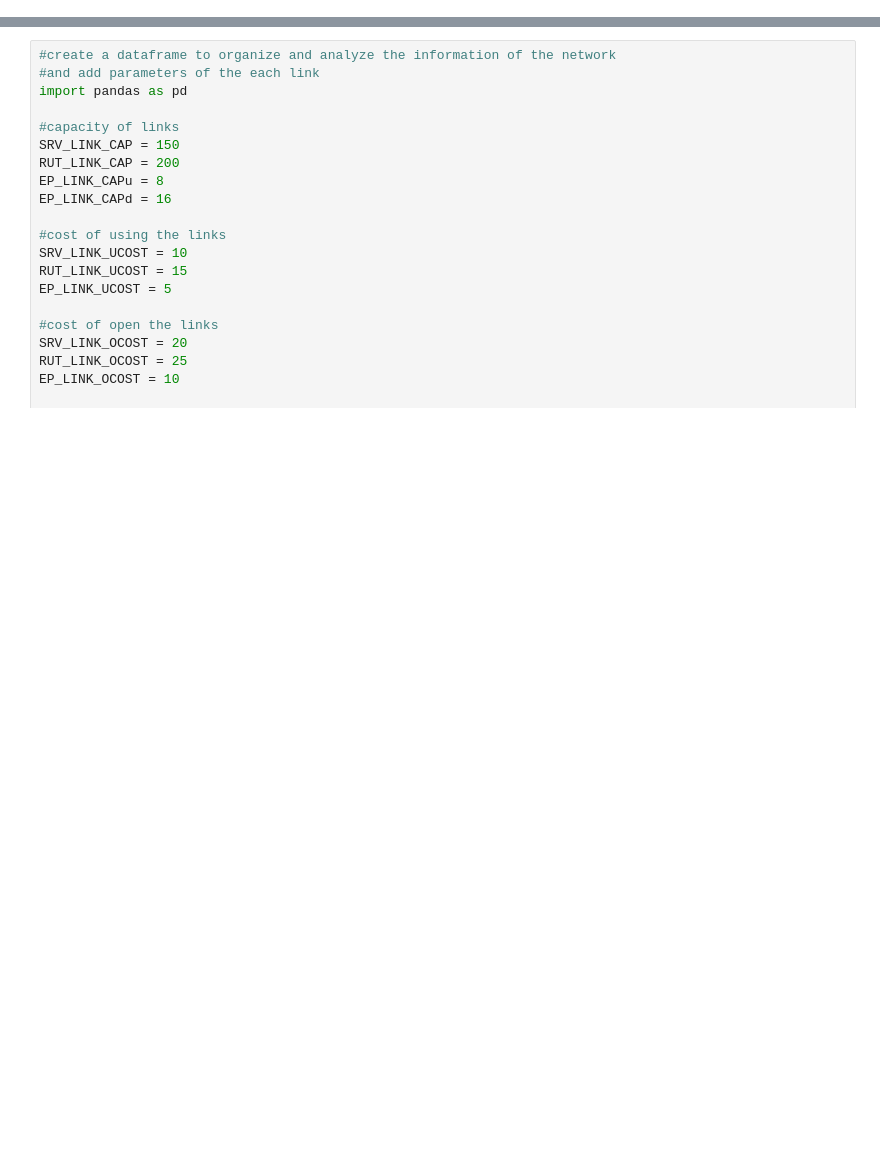
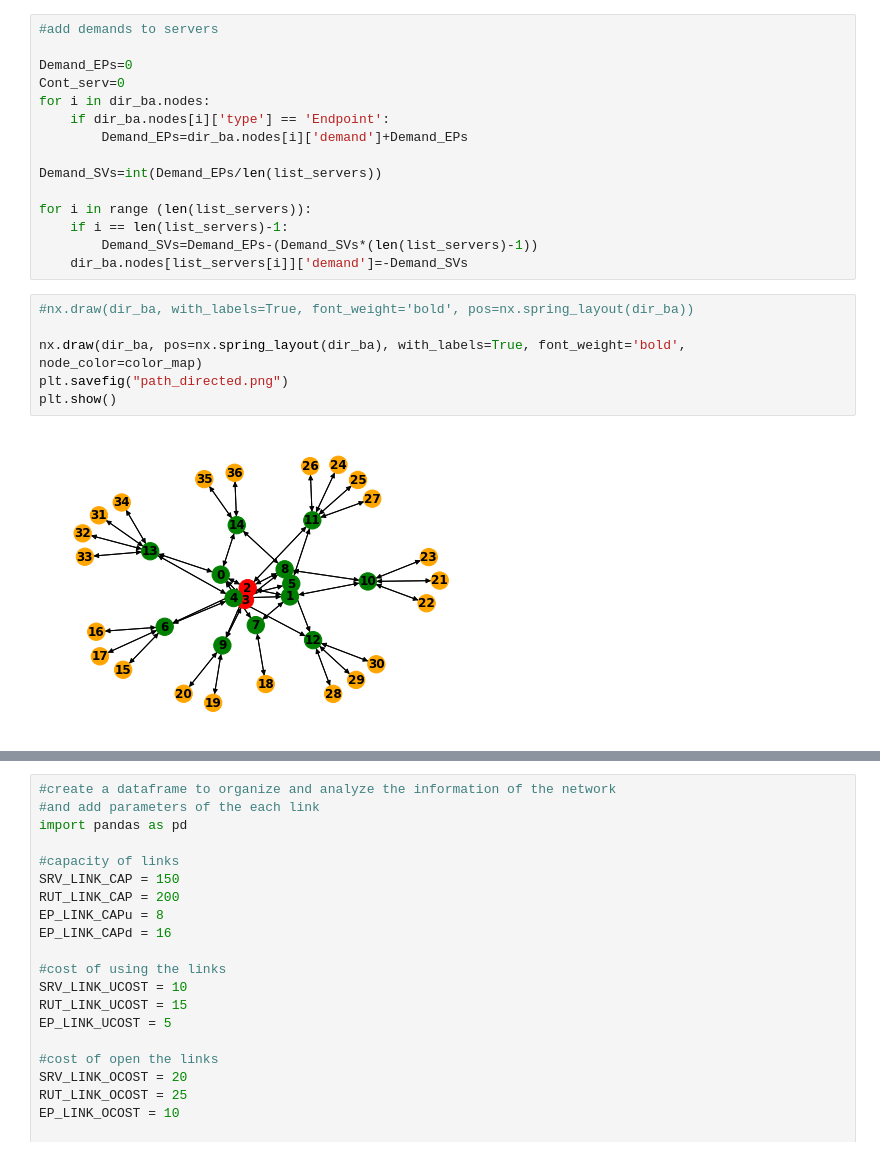
Before and after one commit to ingertb/Dual-Homing-Optimization, a Jupyter notebook: Dn_projekt.ipynb, the cells around one changed output, grey strips where cells are left out. Saved outputs shown, nothing was run; the diff lists cells and outputs as text; blank space fills up the shorter version.

```diff
--- a/Dn_projekt.ipynb
+++ b/Dn_projekt.ipynb
@@ -7,0 +136,23 @@ ba = nx.barabasi_albert_graph(n_nodes, 1)
+# %%
+#add demands to servers
+
+Demand_EPs=0
+Cont_serv=0
+for i in dir_ba.nodes:
+    if dir_ba.nodes[i]['type'] == 'Endpoint':
+        Demand_EPs=dir_ba.nodes[i]['demand']+Demand_EPs
+
+Demand_SVs=int(Demand_EPs/len(list_servers))
+
+for i in range (len(list_servers)):
+    if i == len(list_servers)-1:
+        Demand_SVs=Demand_EPs-(Demand_SVs*(len(list_servers)-1))
+    dir_ba.nodes[list_servers[i]]['demand']=-Demand_SVs
+# %%
+#nx.draw(dir_ba, with_labels=True, font_weight='bold', pos=nx.spring_layout(dir_ba))
+
+nx.draw(dir_ba, pos=nx.spring_layout(dir_ba), with_labels=True, font_weight='bold', node_color=color_map)
+plt.savefig("path_directed.png")
+plt.show()
+# %% [output]
+[figure, added]
```
Also changed, not shown: parts of 19 cells of this notebook, 2 other files.
